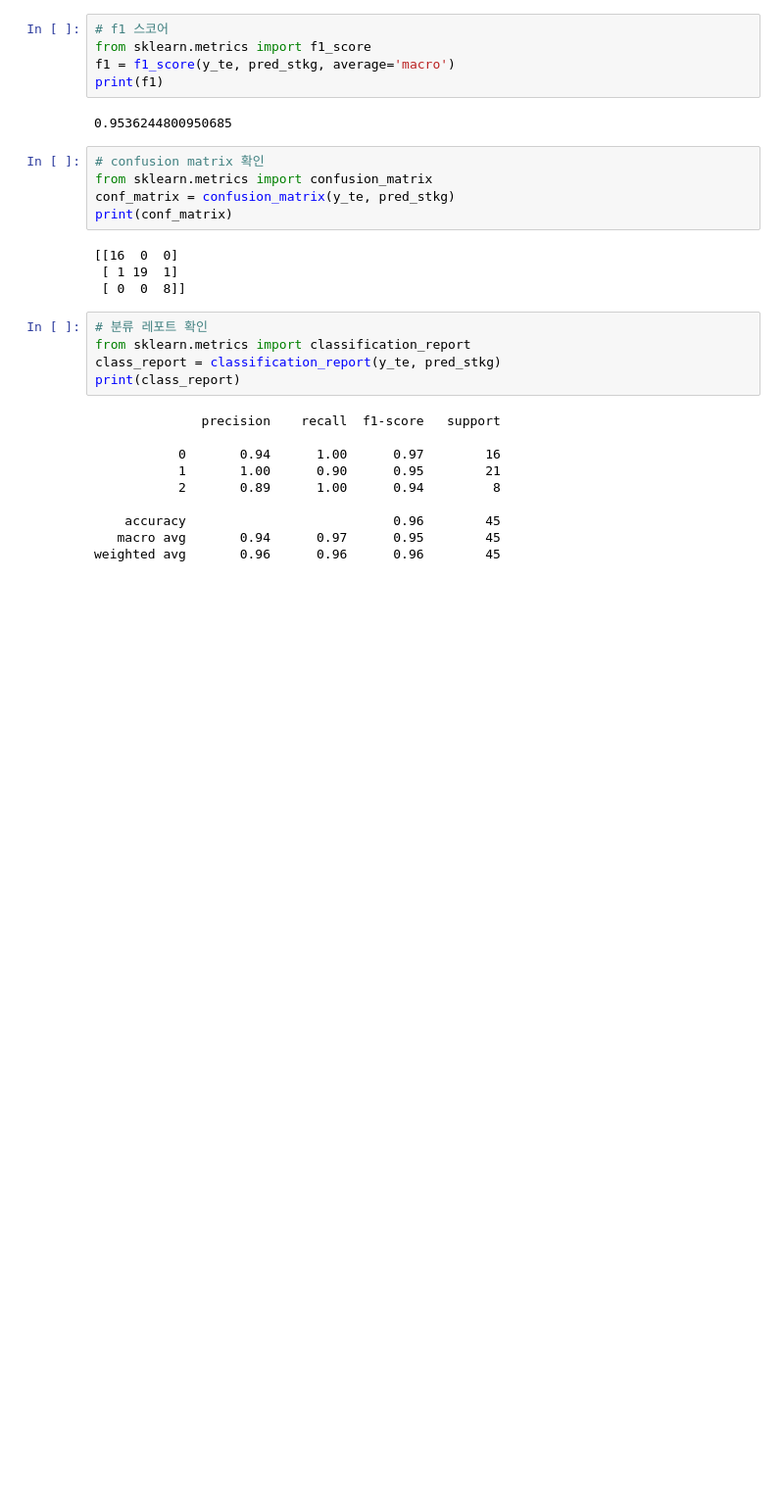
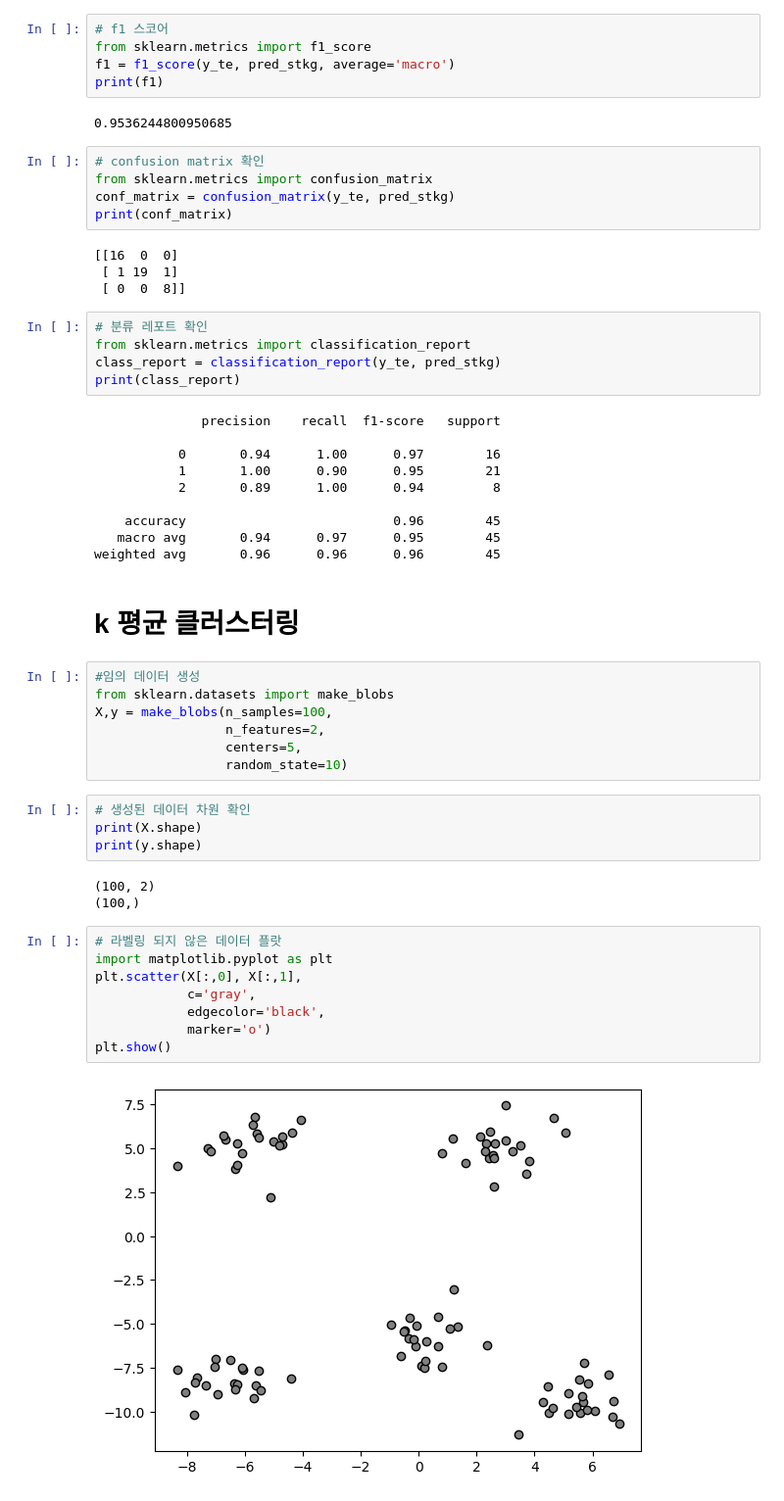
Before and after one commit to seoinhyeok96/python_data_class, a Jupyter notebook: 머신 러닝/머신러닝 3일차.ipynb, the cells around one changed output. Shown at 98% size. Cells and saved outputs as stored; diff of their text form; blank space fills up the shorter version.

```diff
--- a/머신 러닝/머신러닝 3일차.ipynb
+++ b/머신 러닝/머신러닝 3일차.ipynb
@@ -660,3 +660,29 @@ print(class_report)
     accuracy                           0.96        45
    macro avg       0.94      0.97      0.95        45
 weighted avg       0.96      0.96      0.96        45
+# %% [markdown]
+# k 평균 클러스터링
+# %%
+#임의 데이터 생성
+from sklearn.datasets import make_blobs
+X,y = make_blobs(n_samples=100,
+                 n_features=2,
+                 centers=5,
+                 random_state=10)
+# %%
+# 생성된 데이터 차원 확인
+print(X.shape)
+print(y.shape)
+# %% [output]
+(100, 2)
+(100,)
+# %%
+# 라벨링 되지 않은 데이터 플랏
+import matplotlib.pyplot as plt
+plt.scatter(X[:,0], X[:,1],
+            c='gray',
+            edgecolor='black',
+            marker='o')
+plt.show()
+# %% [output]
+[figure, added]
```
Also changed, not shown: parts of 6 cells of this notebook.
